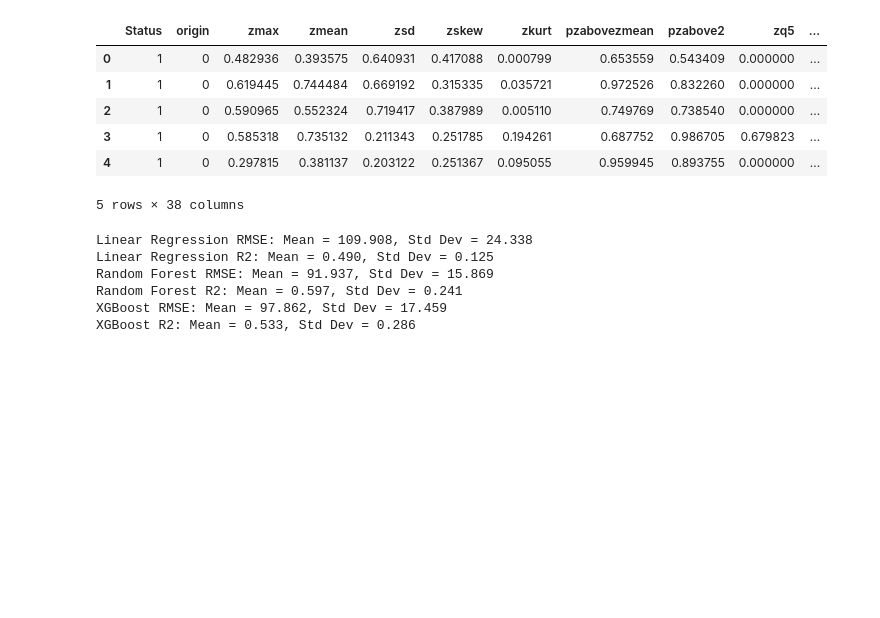
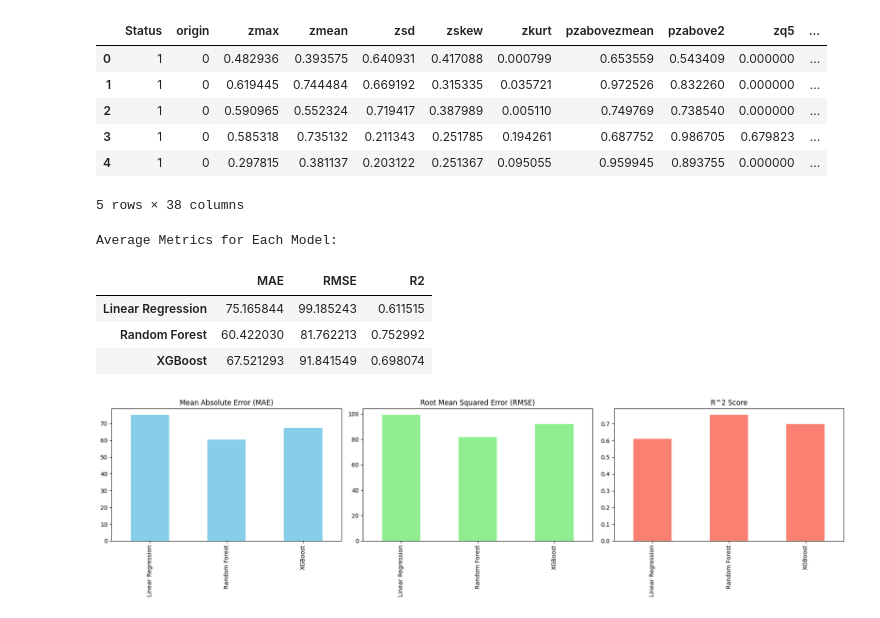
Before and after one commit to Kushaljp/biomass_prediction, a Jupyter notebook: Week 1/WeekN.ipynb, the cells around one changed output. Saved outputs shown, nothing was run; the diff lists cells and outputs as text; code cells hidden in the pictures; blank space fills up the shorter version.

Commit message:
Kfold usage

```diff
--- a/Week 1/WeekN.ipynb
+++ b/Week 1/WeekN.ipynb
@@ -20,45 +19,71 @@ df.head()
 | 4 | 1 | 0 | 0.297815 | 0.381137 | 0.203122 | 0.251367 | 0.095055 | 0.959945 | 0.893755 | 0.000000 | ... |
 5 rows × 38 columns
 # %%
+df = df.sample(frac=1, random_state=42)
+
 X = df.drop('Target', axis=1)  # Drops the Target column and uses the rest as features
 y = df['Target']               # Sets the Target column as the dependent variable
 # %%
+from sklearn.model_selection import KFold
+from sklearn.metrics import mean_absolute_error, mean_squared_error, r2_score
+
+# Define KFold cross-validation
+kf = KFold(n_splits=5, random_state=42, shuffle=True)
+
 # Define the models
 models = {
     "Linear Regression": LinearRegression(),
-    "Random Forest": RandomForestRegressor(),
-    "XGBoost": xgb.XGBRegressor(objective='reg:squarederror')
+    "Random Forest": RandomForestRegressor(random_state=42),
+    "XGBoost": xgb.XGBRegressor(objective='reg:squarederror', random_state=42)
 }
+
+# Prepare to collect the metrics
+metrics = {name: {'MAE': [], 'RMSE': [], 'R2': []} for name in models.keys()}
 # %%
-from sklearn.model_selection import cross_val_score
-from sklearn.metrics import make_scorer, r2_score
+import pandas as pd
+import matplotlib.pyplot as plt
 
-# Helper function to calculate RMSE
-def rmse(y_true, y_pred):
-    return np.sqrt(mean_squared_error(y_true, y_pred))
 
-# Dictionary to store the cross-validation results for both RMSE and R2
-results_rmse = {}
-results_r2 = {}
+for train_index, test_index in kf.split(X):
+    X_train, X_test = X.iloc[train_index], X.iloc[test_index]
+    y_train, y_test = y.iloc[train_index], y.iloc[test_index]
 
-# Perform cross-validation
-for name, model in models.items():
-    # Cross-validation for RMSE
-    rmse_scores = cross_val_score(model, X, y, cv=5, scoring=make_scorer(rmse, greater_is_better=False))
-    results_rmse[name] = rmse_scores
+    for name, model in models.items():
+        model.fit(X_train, y_train)
+        y_pred = model.predict(X_test)
 
-    # Cross-validation for R2
-    r2_scores = cross_val_score(model, X, y, cv=5, scoring='r2')
-    results_r2[name] = r2_scores
+        # Calculate metrics
+        mae = mean_absolute_error(y_test, y_pred)
+        rmse = np.sqrt(mean_squared_error(y_test, y_pred))
+        r2 = r2_score(y_test, y_pred)
 
-    # Output the results
-    print(f"{name} RMSE: Mean = {np.mean(-rmse_scores):.3f}, Std Dev = {np.std(-rmse_scores):.3f}")
-    print(f"{name} R2: Mean = {np.mean(r2_scores):.3f}, Std Dev = {np.std(r2_scores):.3f}")
+        # Store metrics
+        metrics[name]['MAE'].append(mae)
+        metrics[name]['RMSE'].append(rmse)
+        metrics[name]['R2'].append(r2)
+
+# Convert the metrics dictionary to a DataFrame for easy tabular representation
+results_df = pd.DataFrame({name: {
+    'MAE': np.mean(metrics[name]['MAE']),
+    'RMSE': np.mean(metrics[name]['RMSE']),
+    'R2': np.mean(metrics[name]['R2'])
+} for name in models.keys()}).T  # Transpose to make models as rows
+
+print("Average Metrics for Each Model:")
+display(results_df)
+
+# Plotting
+fig, ax = plt.subplots(1, 3, figsize=(18, 5))
+results_df['MAE'].plot(kind='bar', ax=ax[0], color='skyblue', title='Mean Absolute Error (MAE)')
+results_df['RMSE'].plot(kind='bar', ax=ax[1], color='lightgreen', title='Root Mean Squared Error (RMSE)')
+results_df['R2'].plot(kind='bar', ax=ax[2], color='salmon', title='R^2 Score')
+plt.tight_layout()
+plt.show()
 # %% [output]
-Linear Regression RMSE: Mean = 109.908, Std Dev = 24.338
-Linear Regression R2: Mean = 0.490, Std Dev = 0.125
-Random Forest RMSE: Mean = 91.937, Std Dev = 15.869
-Random Forest R2: Mean = 0.597, Std Dev = 0.241
-XGBoost RMSE: Mean = 97.862, Std Dev = 17.459
-XGBoost R2: Mean = 0.533, Std Dev = 0.286
+Average Metrics for Each Model:
+|  | MAE | RMSE | R2 |
+| Linear Regression | 75.165844 | 99.185243 | 0.611515 |
+| Random Forest | 60.422030 | 81.762213 | 0.752992 |
+| XGBoost | 67.521293 | 91.841549 | 0.698074 |
+[figure, added]
 # %%
```
Also changed, not shown: parts of 3 cells of this notebook.
